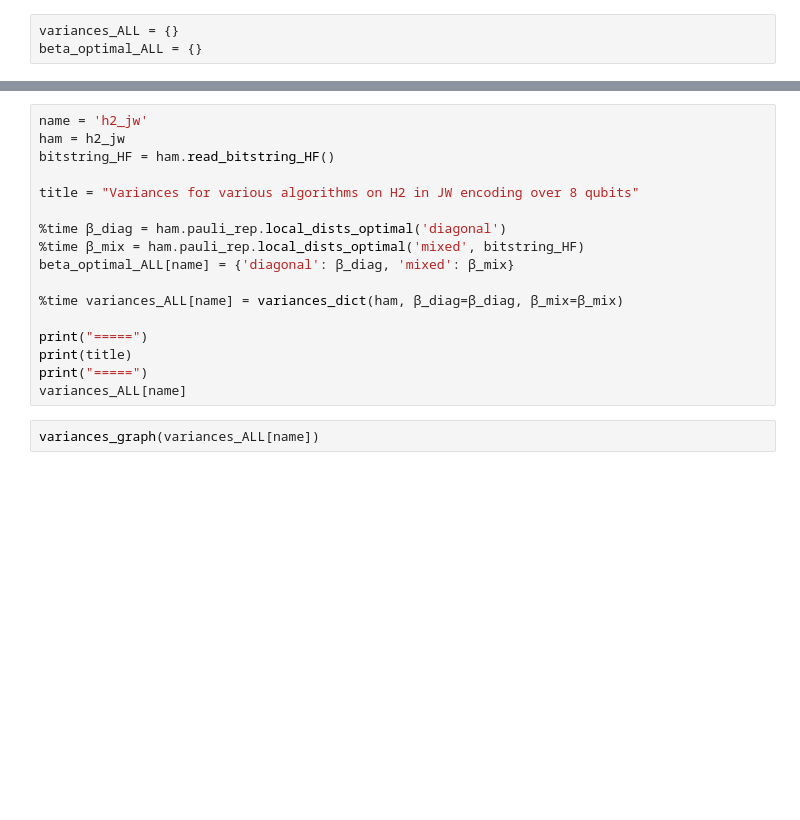
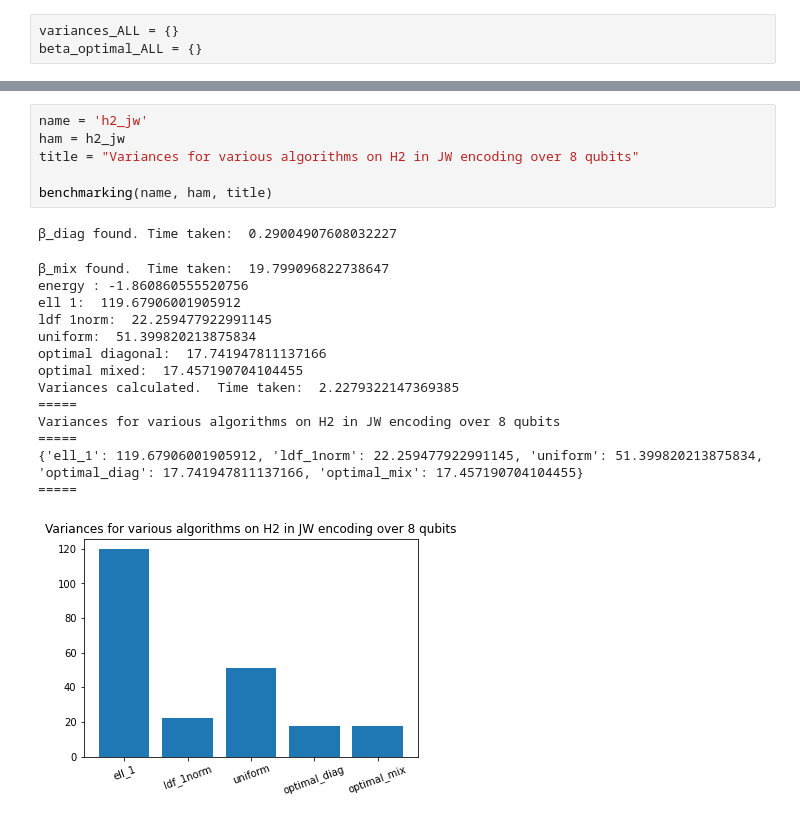
Before and after one commit to charleshadfield/variances, a Jupyter notebook: python/intro.ipynb, the cells around one changed output, grey strips where cells are left out. Drawn from its saved outputs; the diff is of its cells as text; blank space fills up the shorter version.

```diff
--- a/python/intro.ipynb
+++ b/python/intro.ipynb
@@ -282,22 +348,25 @@ variances_graph(variances_ALL[name])
 # %%
 name = 'h2_jw'
 ham = h2_jw
-bitstring_HF = ham.read_bitstring_HF()
-
 title = "Variances for various algorithms on H2 in JW encoding over 8 qubits"
 
-%time β_diag = ham.pauli_rep.local_dists_optimal('diagonal')
-%time β_mix = ham.pauli_rep.local_dists_optimal('mixed', bitstring_HF)
-beta_optimal_ALL[name] = {'diagonal': β_diag, 'mixed': β_mix}
-
-%time variances_ALL[name] = variances_dict(ham, β_diag=β_diag, β_mix=β_mix)
-
-print("=====")
-print(title)
-print("=====")
-variances_ALL[name]
+benchmarking(name, ham, title)
+# %% [output]
+β_diag found. Time taken:  0.29004907608032227
+β_mix found.  Time taken:  19.799096822738647
+energy : -1.860860555520756
+ell 1:  119.67906001905912
+ldf 1norm:  22.259477922991145
+uniform:  51.399820213875834
+optimal diagonal:  17.741947811137166
+optimal mixed:  17.457190704104455
+Variances calculated.  Time taken:  2.2279322147369385
+=====
+Variances for various algorithms on H2 in JW encoding over 8 qubits
+=====
+{'ell_1': 119.67906001905912, 'ldf_1norm': 22.259477922991145, 'uniform': 51.399820213875834, 'optimal_diag': 17.741947811137166, 'optimal_mix': 17.457190704104455}
+=====
+[figure, added]
-# %%
-variances_graph(variances_ALL[name])
 # %%
 name = 'lih_jw'
 ham = lih_jw
```
Also changed, not shown: parts of 20 cells of this notebook, 1 other file.
